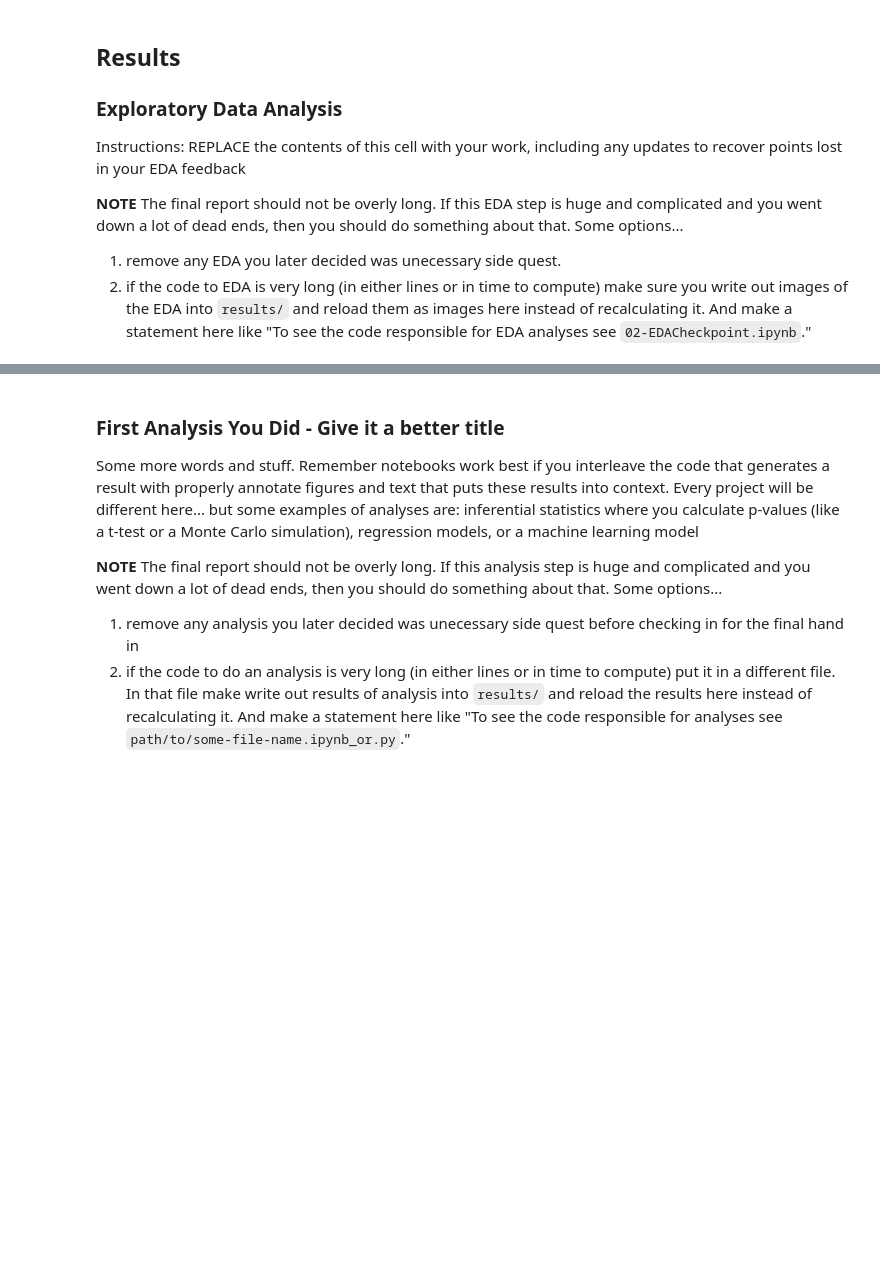
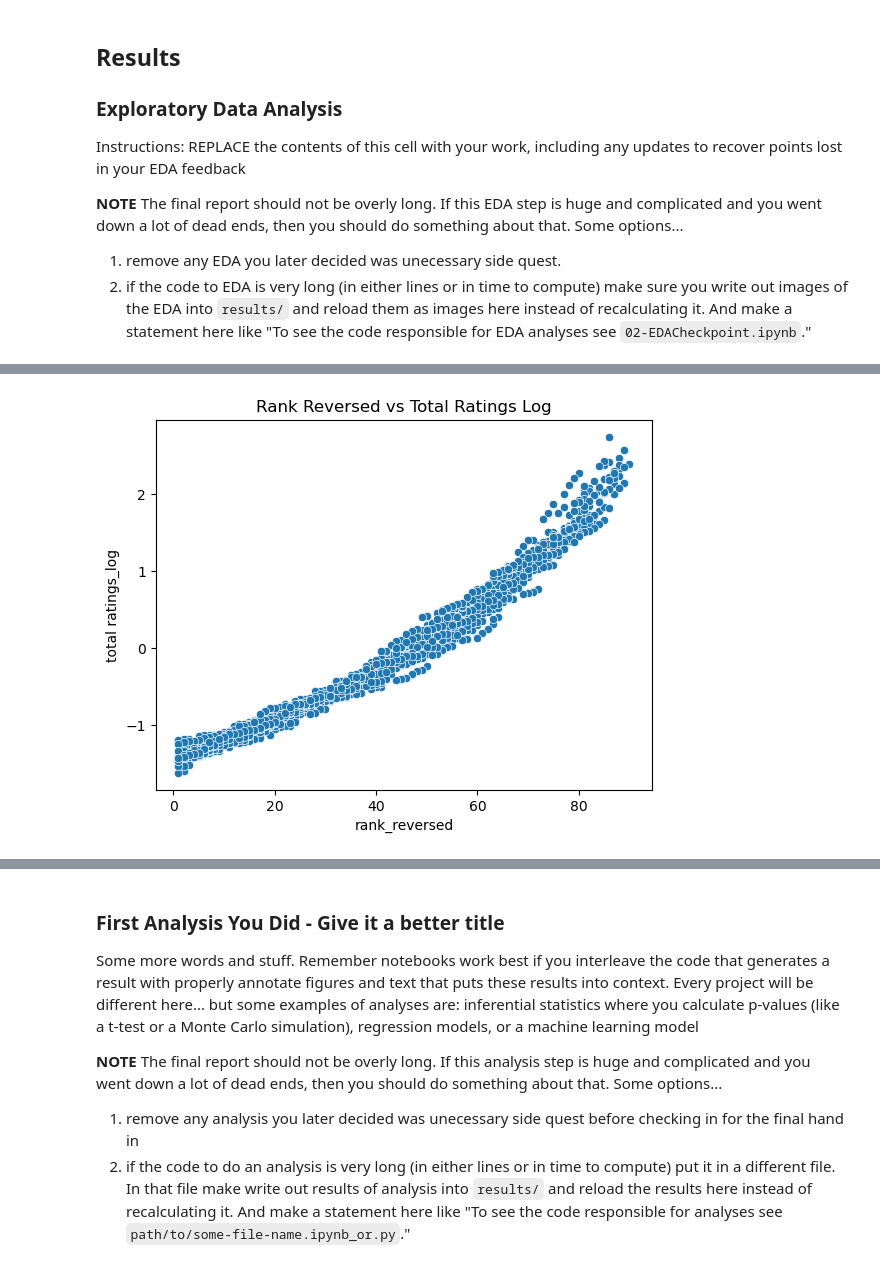
Before and after one commit to COGS108/Group066_WI26, a Jupyter notebook: 03-FinalProject.ipynb, the cells around one changed output, grey strips where cells are left out. Cells and saved outputs as stored; diff of their text form; code cells hidden in the pictures; blank space fills up the shorter version.

```diff
--- a/03-FinalProject.ipynb
+++ b/03-FinalProject.ipynb
@@ -151,0 +193,4 @@ There is also potential multicollinearity between installs and total ratings, si
+# %%
+#dropping all duplicated games in the dataframe
+df_clean = df[~df.duplicated(subset=['category', 'rank'], keep=False)].copy()
+df_clean.loc[:, 'rank_score'] = 101 - df_clean['rank']
@@ -151,0 +261,3 @@ There is also potential multicollinearity between installs and total ratings, si
+# %%
+for col in log_transform_cols:
+    df_clean.loc[:, f'{col}_log'] = np.log(df_clean[col])
@@ -162,0 +338,6 @@ Instructions: REPLACE the contents of this cell with your work, including any up
+# %%
+sns.scatterplot(data=df_standardized, x='rank_reversed', y='total ratings_log')
+plt.title('Rank Reversed vs Total Ratings Log')
+plt.show()
+# %% [output]
+[figure, added]
```
Also changed, not shown: parts of 24 cells of this notebook, 1 other file.
